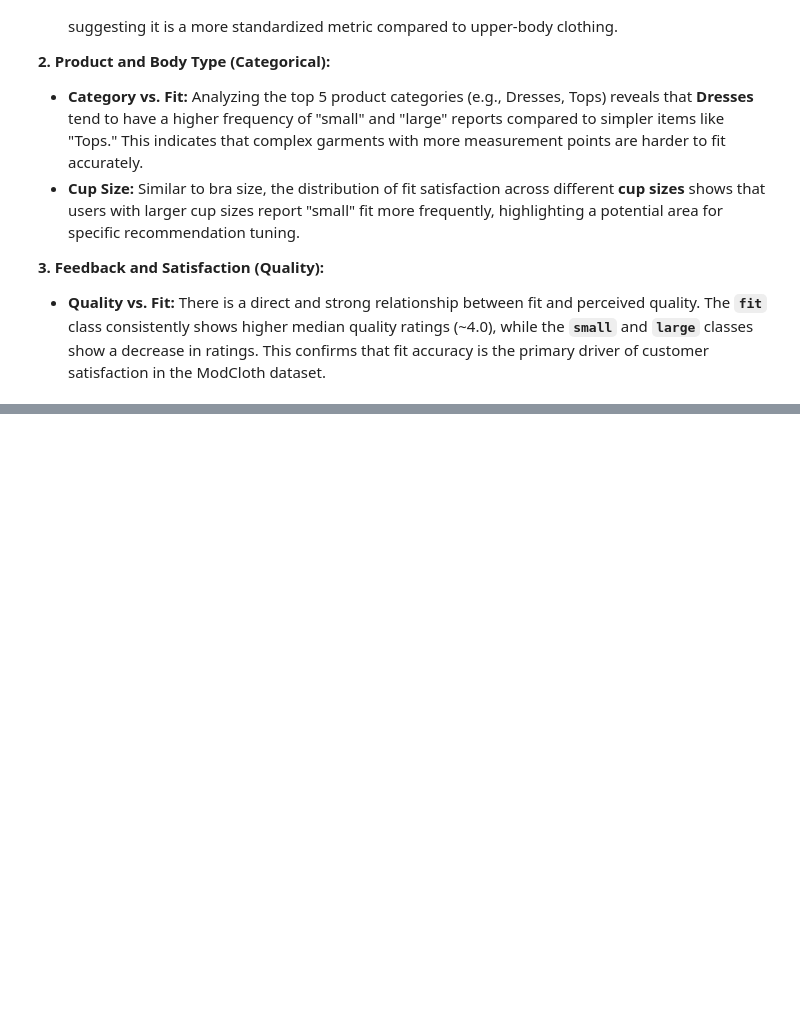
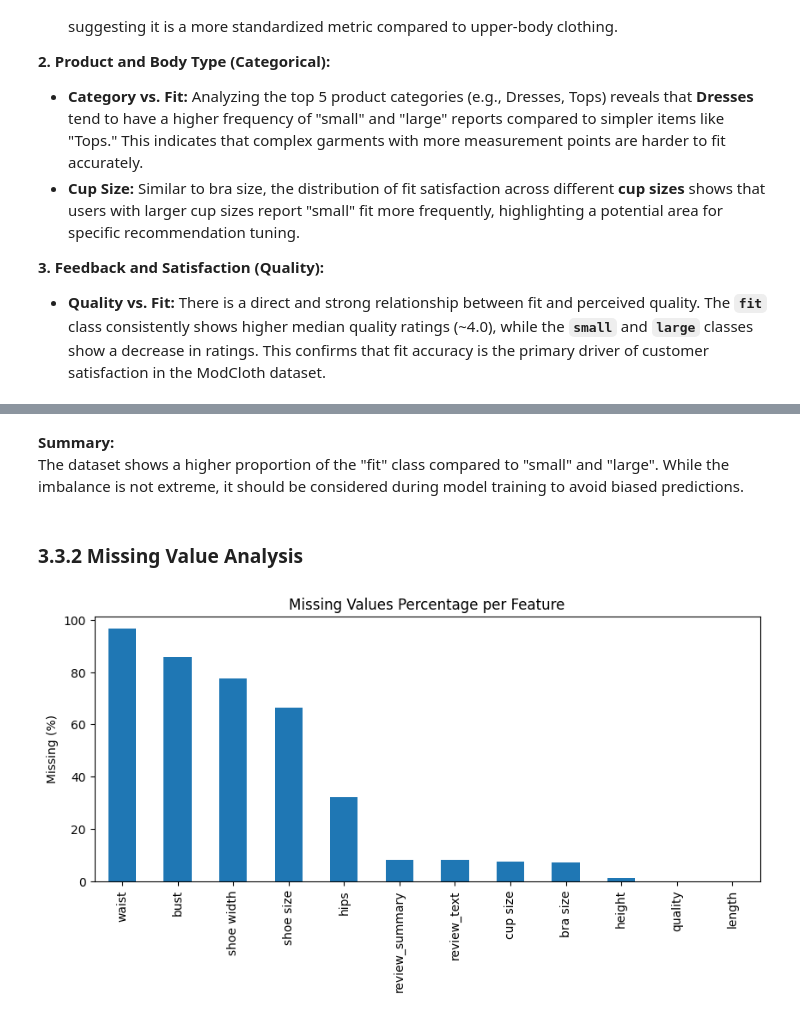
Before and after one commit to alameer515/SWE485-Project-Group10, a Jupyter notebook: Phase1_Data_Exploration.ipynb, the cells around one changed output, grey strips where cells are left out. Cells and saved outputs as stored; diff of their text form; code cells hidden in the pictures; blank space fills up the shorter version.

```diff
--- a/Phase1_Data_Exploration.ipynb
+++ b/Phase1_Data_Exploration.ipynb
@@ -289,0 +235,18 @@ Overall, this analysis helped identify which features are most relevant for pred
+# %% [markdown]
+**Summary:**
+The dataset shows a higher proportion of the "fit" class compared to
+"small" and "large". While the imbalance is not extreme, it should be
+considered during model training to avoid biased predictions.
+# %% [markdown]
+### 3.3.2 Missing Value Analysis
+# %%
+missing_pct = df.isnull().mean().mul(100).sort_values(ascending=False)
+missing_pct = missing_pct[missing_pct > 0]
+
+plt.figure(figsize=(10,4))
+missing_pct.plot(kind='bar')
+plt.title("Missing Values Percentage per Feature")
+plt.ylabel("Missing (%)")
+plt.show()
+# %% [output]
+[figure, added]
```
Also changed, not shown: parts of 27 cells of this notebook.
